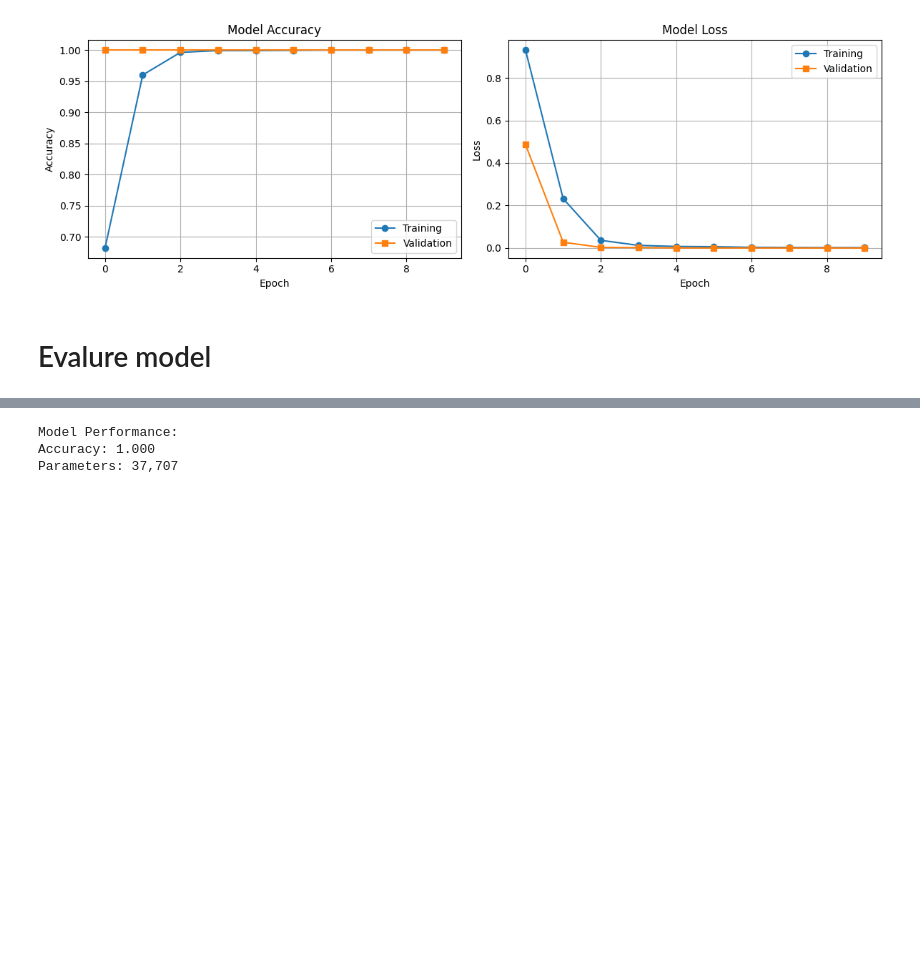
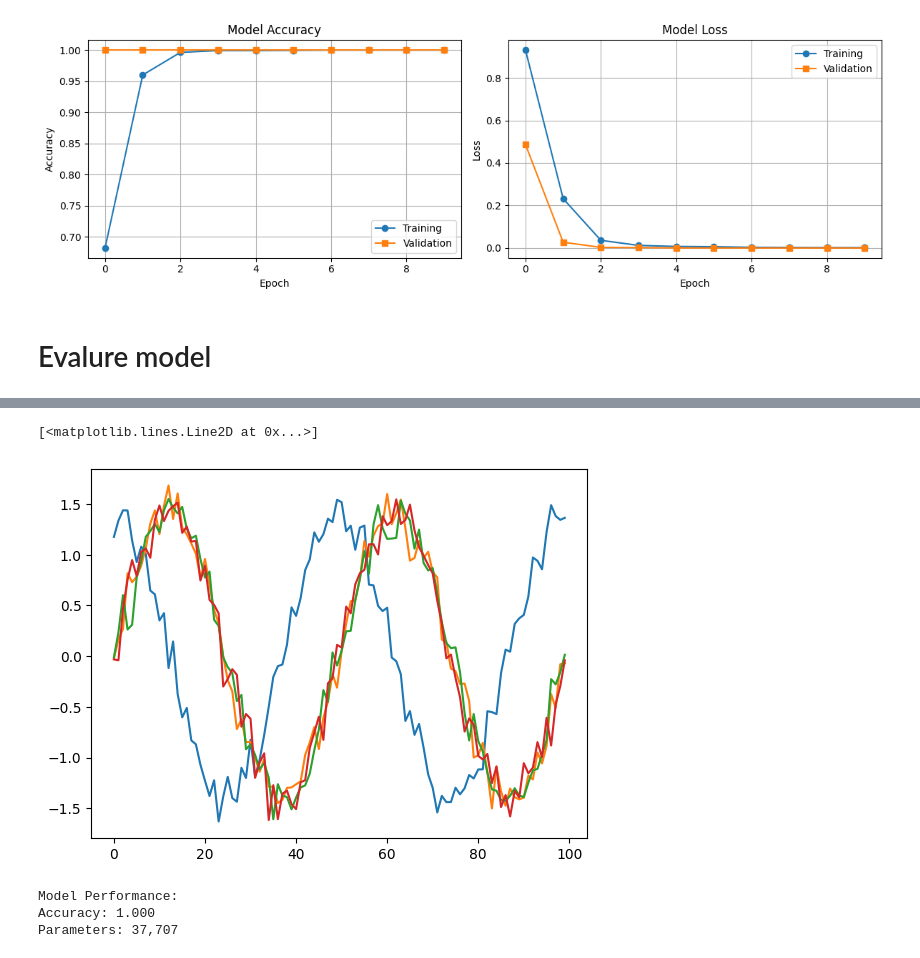
Before and after one commit to TAUforPython/machinelearning, a Jupyter notebook: example CNN timeseries classification.ipynb, the cells around one changed output, grey strips where cells are left out. Cells and saved outputs as stored; diff of their text form; code cells hidden in the pictures; blank space fills up the shorter version.

```diff
--- a/example CNN timeseries classification.ipynb
+++ b/example CNN timeseries classification.ipynb
@@ -340,6 +340,14 @@ weighted avg       1.00      1.00      1.00       600
 [figure]
 [figure]
 Error in feature map visualization: The layer sequential has never been called and thus has no defined input.
+# %%
+plt.plot(X_test[2])
+plt.plot(X_test[6])
+plt.plot(X_test[10])
+plt.plot(X_test[14])
+# %% [output]
+[<matplotlib.lines.Line2D at 0x...>]
+[figure, added]
 # %%
 print(f"\nModel Performance:")
 print(f"Accuracy: {test_accuracy:.3f}")
```
Also changed, not shown: parts of 1 cell of this notebook.
